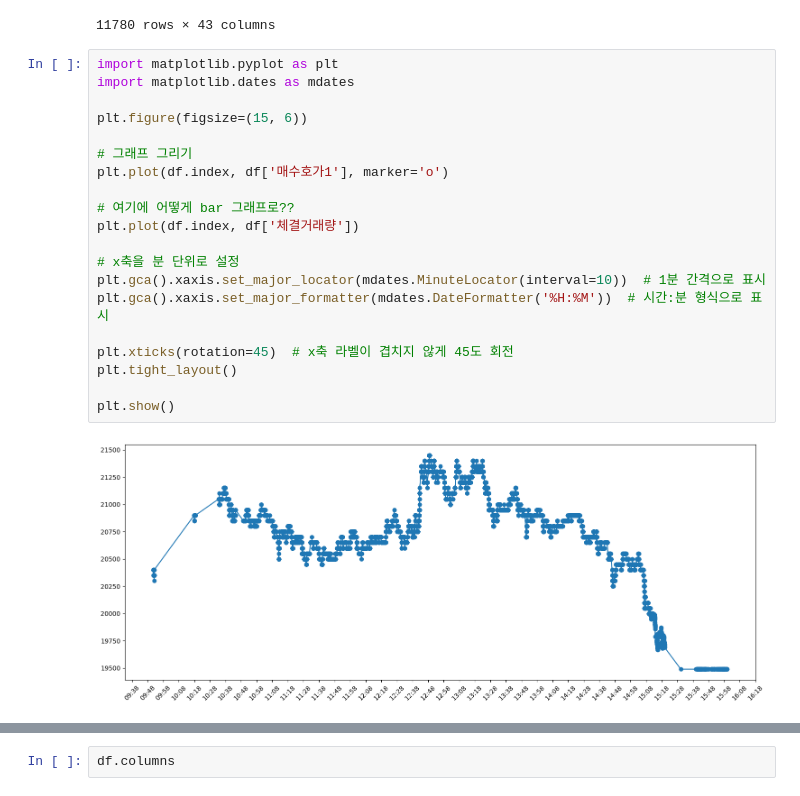
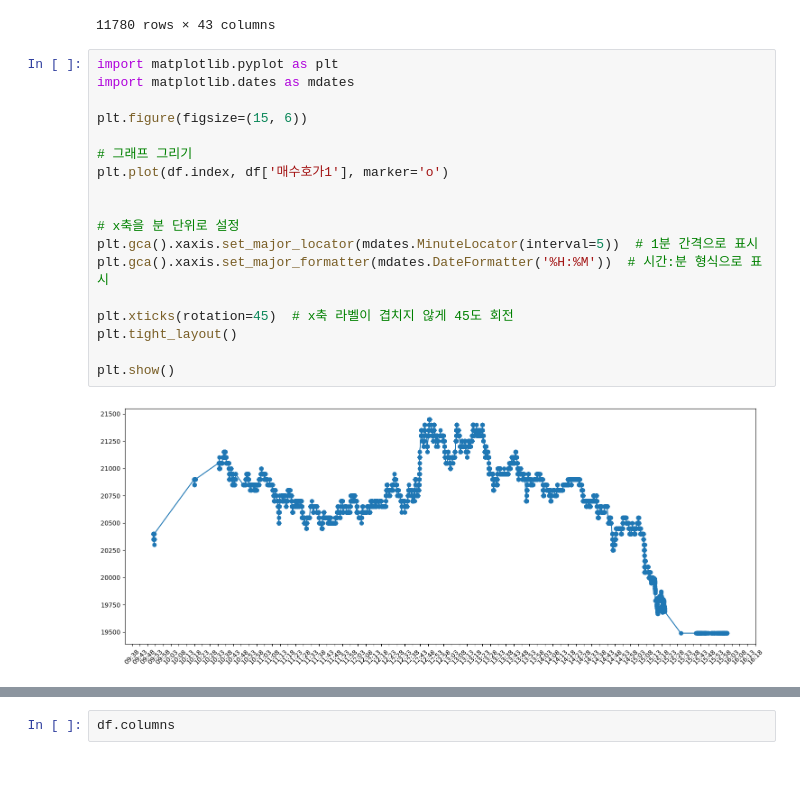
Before and after one commit to JH-Won/bot, a Jupyter notebook: notebooks/ws_output_check.ipynb, the cells around one changed output, grey strips where cells are left out. Saved outputs shown, nothing was run; the diff lists cells and outputs as text.

```diff
--- a/notebooks/ws_output_check.ipynb
+++ b/notebooks/ws_output_check.ipynb
@@ -59,22 +59,20 @@ df
 # %%
 import matplotlib.pyplot as plt
 import matplotlib.dates as mdates
 
 plt.figure(figsize=(15, 6))
 
 # 그래프 그리기
 plt.plot(df.index, df['매수호가1'], marker='o')
 
-# 여기에 어떻게 bar 그래프로??
-plt.plot(df.index, df['체결거래량'])
 
 # x축을 분 단위로 설정
-plt.gca().xaxis.set_major_locator(mdates.MinuteLocator(interval=10))  # 1분 간격으로 표시
+plt.gca().xaxis.set_major_locator(mdates.MinuteLocator(interval=5))  # 1분 간격으로 표시
 plt.gca().xaxis.set_major_formatter(mdates.DateFormatter('%H:%M'))  # 시간:분 형식으로 표시
 
 plt.xticks(rotation=45)  # x축 라벨이 겹치지 않게 45도 회전
 plt.tight_layout()
 
 plt.show()
 # %% [output]
-[figure, old version]
+[figure, new version]
```
Also changed, not shown: parts of 3 cells of this notebook.
